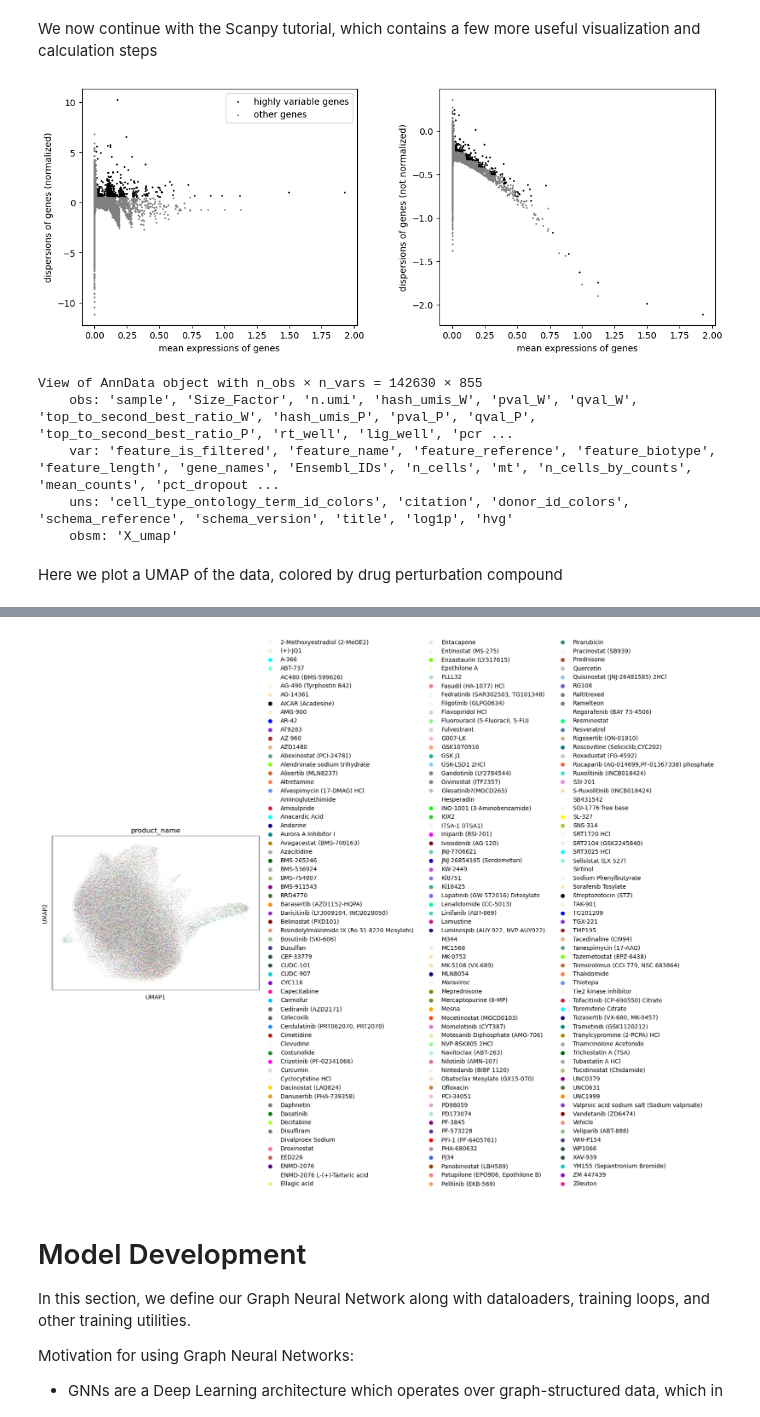
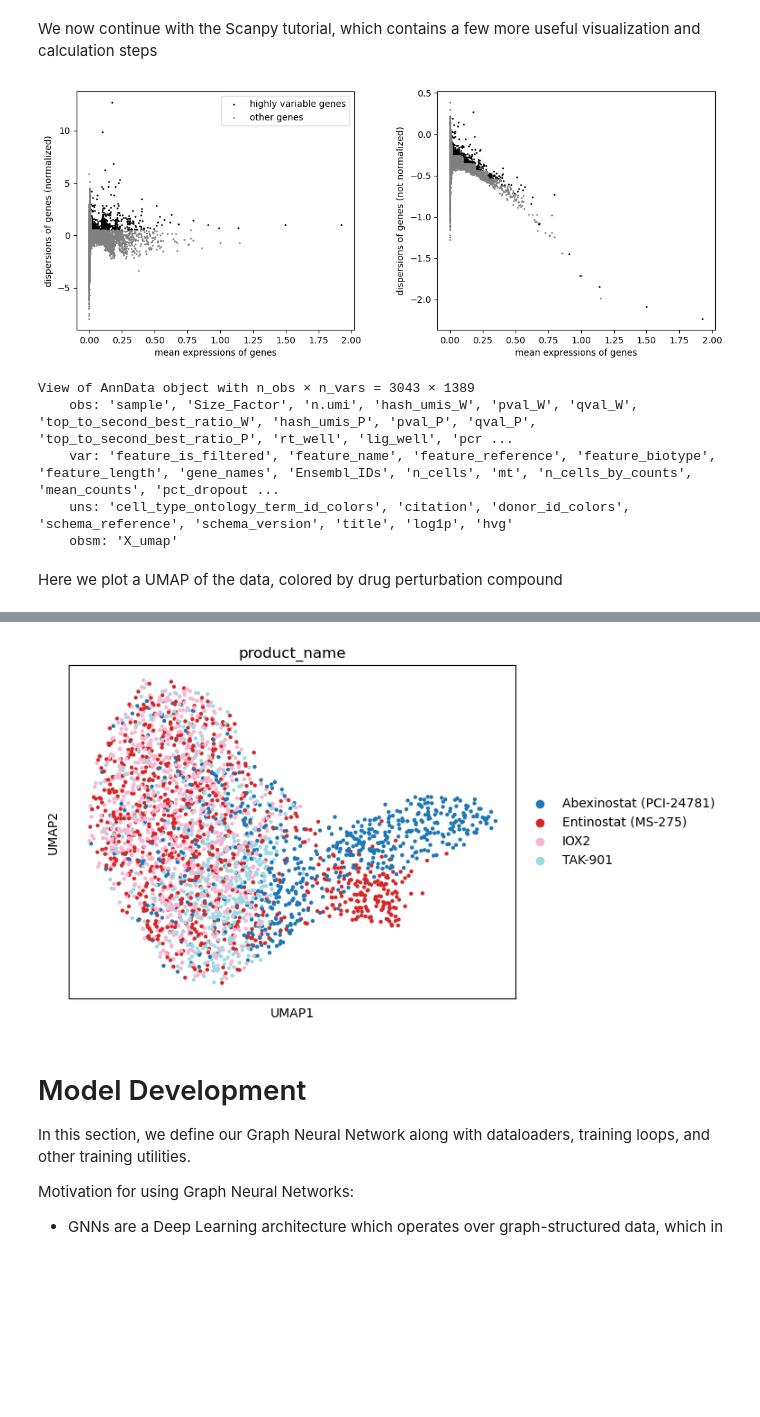
Before and after one commit to SyedA5688/SciPlexPerturbationPrediction, a Jupyter notebook: sciplex_analysis.ipynb, the cells around one changed output, grey strips where cells are left out. Cells and saved outputs as stored; diff of their text form; code cells hidden in the pictures; blank space fills up the shorter version.

```diff
--- a/sciplex_analysis.ipynb
+++ b/sciplex_analysis.ipynb
@@ -85,0 +113,5 @@ Counter({'cultured cell': 143015})
+# %%
+selected_perturbations = ["Abexinostat (PCI-24781)", "Entinostat (MS-275)", "IOX2", "TAK-901"]
+# %%
+adata = adata[adata.obs["product_name"].isin(selected_perturbations)].copy()
+adata
@@ -213,7 +238,7 @@ sc.pl.scatter(adata, x="total_counts", y="n_genes_by_counts")
 From the plots, we can see that there are outlier cells which have n_genes_by_counts > 4000, and which have over 60 percent of their counts coming from mitochondrial genes, which is too high for normal cells. We therefore filter them out.
 # %%
 adata = adata[adata.obs.n_genes_by_counts < 4000, :]
-adata = adata[adata.obs.pct_counts_mt < 60, :].copy()
+adata = adata[adata.obs.pct_counts_mt < 50, :].copy()
 # %%
 adata
 # %% [output]
@@ -296,13 +321,13 @@ sc.pp.highly_variable_genes(adata, min_mean=0.0125, max_mean=3, min_disp=0.5)
 # %%
 sc.pl.highly_variable_genes(adata)
 # %% [output]
-[figure, old version]
+[figure, new version]
 # %%
 # For visualization, we will be plotting things only using highly variable genes. Filter to HVGs here:
 adata = adata[:, adata.var.highly_variable]
 adata
 # %% [output]
-View of AnnData object with n_obs × n_vars = 142630 × 855
+View of AnnData object with n_obs × n_vars = 3043 × 1389
     obs: 'sample', 'Size_Factor', 'n.umi', 'hash_umis_W', 'pval_W', 'qval_W', 'top_to_second_best_ratio_W', 'hash_umis_P', 'pval_P', 'qval_P', 'top_to_second_best_ratio_P', 'rt_well', 'lig_well', 'pcr ...
     var: 'feature_is_filtered', 'feature_name', 'feature_reference', 'feature_biotype', 'feature_length', 'gene_names', 'Ensembl_IDs', 'n_cells', 'mt', 'n_cells_by_counts', 'mean_counts', 'pct_dropout ...
     uns: 'cell_type_ontology_term_id_colors', 'citation', 'donor_id_colors', 'schema_reference', 'schema_version', 'title', 'log1p', 'hvg'
@@ -324,5 +349,5 @@ Here we plot a UMAP of the data, colored by drug perturbation compound
 # %%
 sc.tl.umap(adata)
 # %%
-sc.pl.umap(adata, color="product_name", palette=list(matplotlib.colors.CSS4_COLORS.values()))
+sc.pl.umap(adata, color="product_name", palette='tab20')  # list(matplotlib.colors.CSS4_COLORS.values())
 # %% [output]
@@ -330,4 +354,4 @@ WARNING: Length of palette colors is smaller than the number of categories (pale
-[figure, old version]
+[figure, new version]
 # %% [markdown]
 # Model Development
 
```
Also changed, not shown: parts of 103 cells of this notebook, 6 other files.
